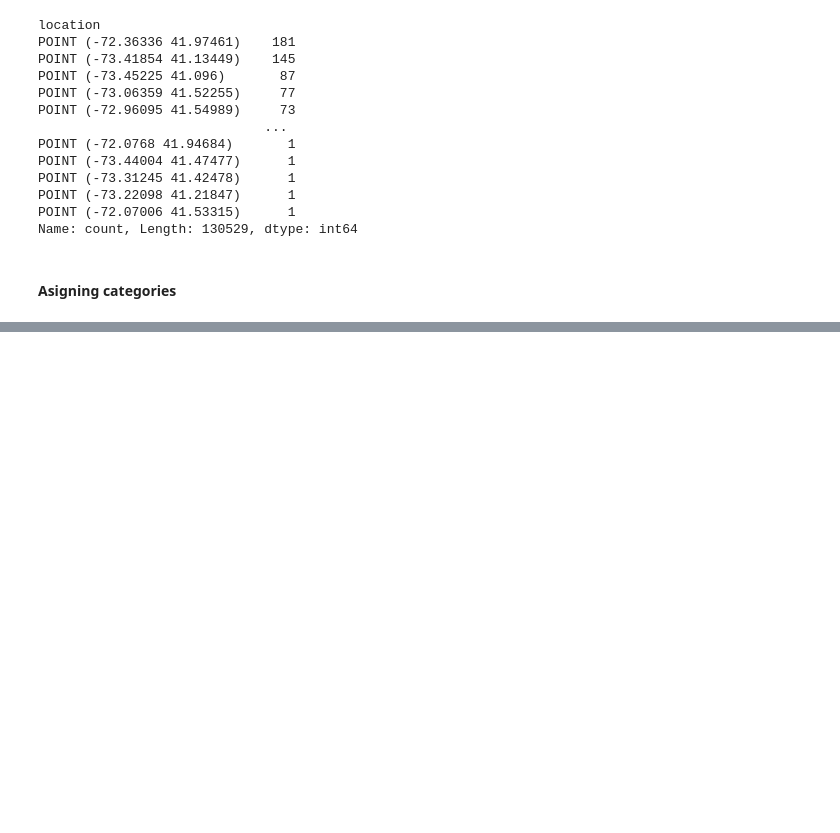
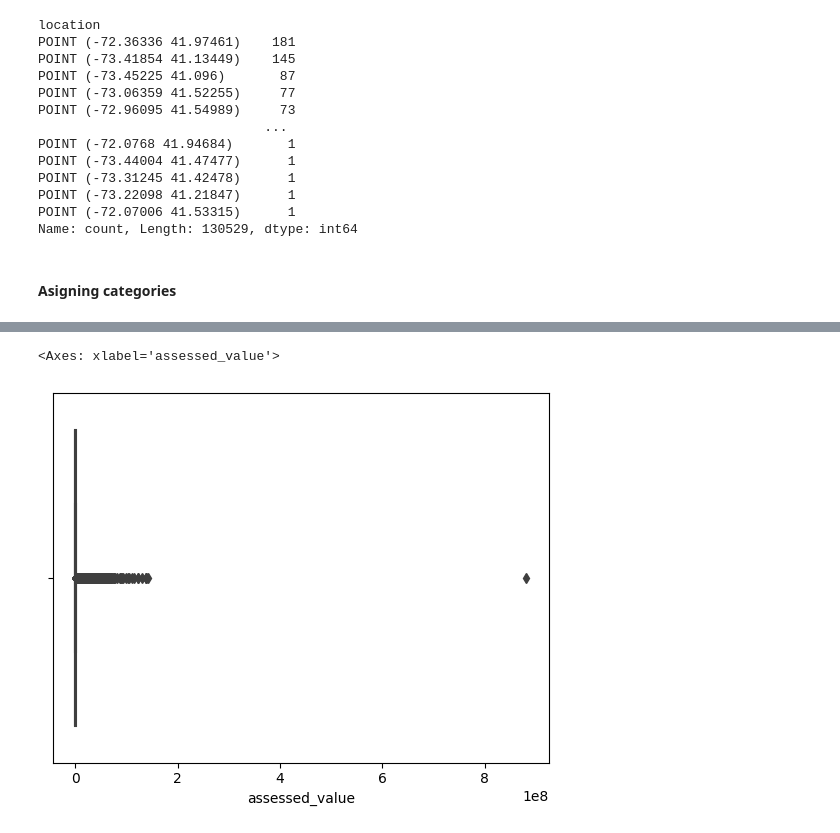
Before and after one commit to luiscberrocal/hacktoberfest-2023, a Jupyter notebook: kaggle/Wrangling House Price data.ipynb, the cells around one changed output, grey strips where cells are left out. Drawn from its saved outputs; the diff is of its cells as text; code cells hidden in the pictures; blank space fills up the shorter version.

```diff
--- a/kaggle/Wrangling House Price data.ipynb
+++ b/kaggle/Wrangling House Price data.ipynb
@@ -214,0 +264,5 @@ memory usage: 80.8+ MB
+# %%
+sns.boxplot(x=df['assessed_value'])
+# %% [output]
+<Axes: xlabel='assessed_value'>
+[figure, added]
```
Also changed, not shown: parts of 16 cells of this notebook.
